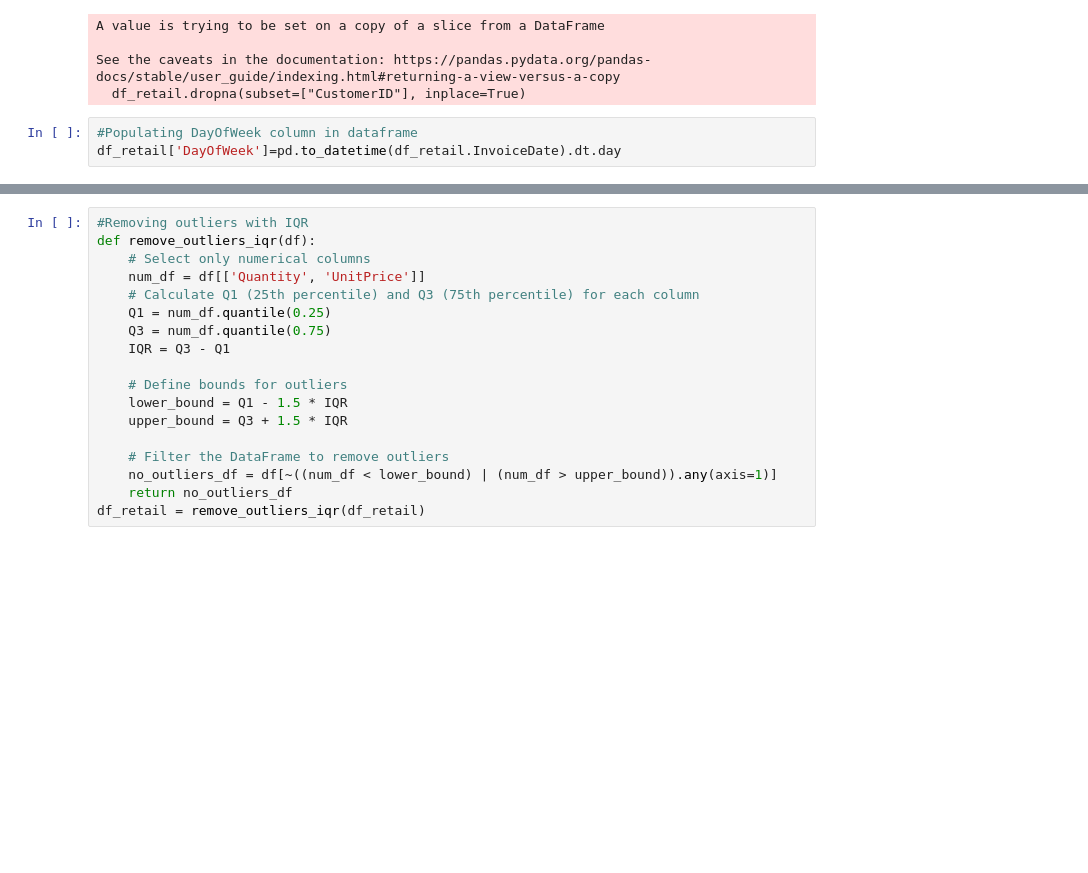
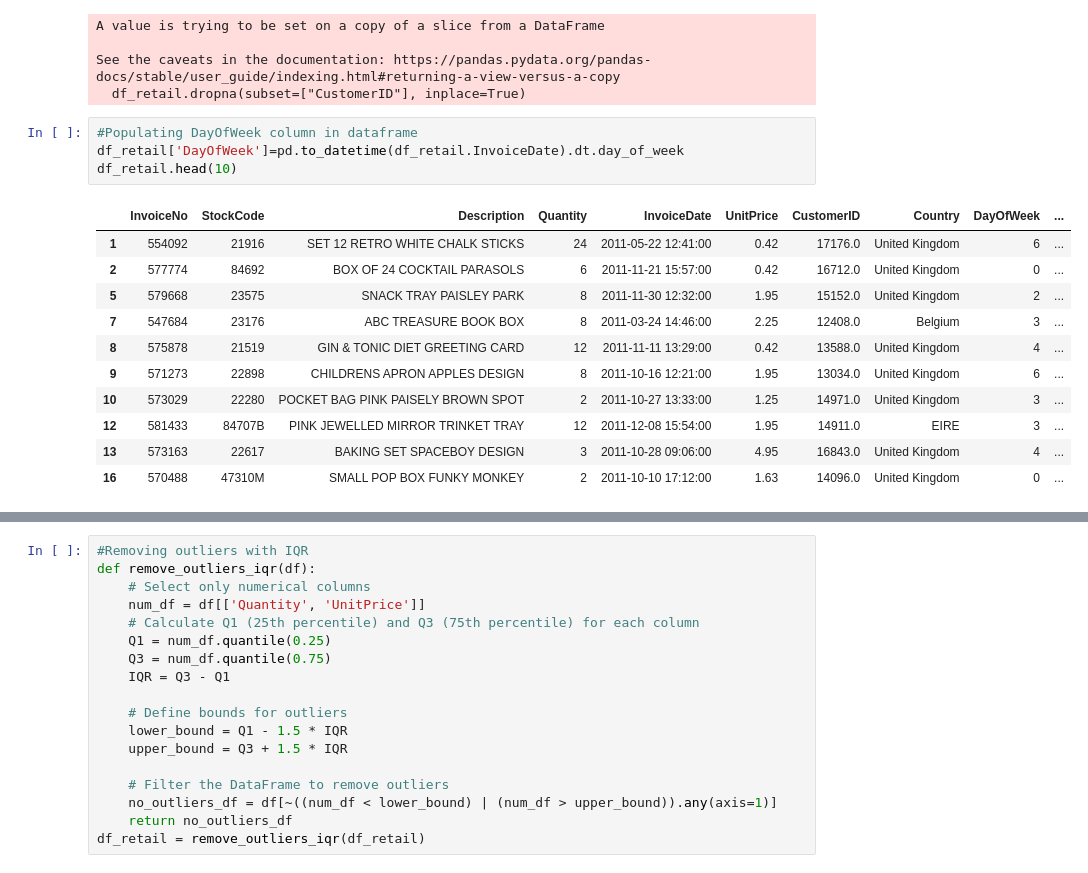
Before and after one commit to vchandraiitk/PokerCardGame, a Jupyter notebook: Vikas_M3_NB_MiniProject_5_Customer_Segmentation_Kmeans.ipynb, the cells around one changed output, grey strips where cells are left out. Saved outputs shown, nothing was run; the diff lists cells and outputs as text; blank space fills up the shorter version.

```diff
--- a/Vikas_M3_NB_MiniProject_5_Customer_Segmentation_Kmeans.ipynb
+++ b/Vikas_M3_NB_MiniProject_5_Customer_Segmentation_Kmeans.ipynb
@@ -133,7 +133,20 @@ See the caveats in the documentation: https://pandas.pydata.org/pandas-docs/stab
   df_retail.dropna(subset=["CustomerID"], inplace=True)
 # %%
 #Populating DayOfWeek column in dataframe
-df_retail['DayOfWeek']=pd.to_datetime(df_retail.InvoiceDate).dt.day
+df_retail['DayOfWeek']=pd.to_datetime(df_retail.InvoiceDate).dt.day_of_week
+df_retail.head(10)
+# %% [output]
+|  | InvoiceNo | StockCode | Description | Quantity | InvoiceDate | UnitPrice | CustomerID | Country | DayOfWeek | ... |
+| 1 | 554092 | 21916 | SET 12 RETRO WHITE CHALK STICKS | 24 | 2011-05-22 12:41:00 | 0.42 | 17176.0 | United Kingdom | 6 | ... |
+| 2 | 577774 | 84692 | BOX OF 24 COCKTAIL PARASOLS | 6 | 2011-11-21 15:57:00 | 0.42 | 16712.0 | United Kingdom | 0 | ... |
+| 5 | 579668 | 23575 | SNACK TRAY PAISLEY PARK | 8 | 2011-11-30 12:32:00 | 1.95 | 15152.0 | United Kingdom | 2 | ... |
+| 7 | 547684 | 23176 | ABC TREASURE BOOK BOX | 8 | 2011-03-24 14:46:00 | 2.25 | 12408.0 | Belgium | 3 | ... |
+| 8 | 575878 | 21519 | GIN & TONIC DIET GREETING CARD | 12 | 2011-11-11 13:29:00 | 0.42 | 13588.0 | United Kingdom | 4 | ... |
+| 9 | 571273 | 22898 | CHILDRENS APRON APPLES DESIGN | 8 | 2011-10-16 12:21:00 | 1.95 | 13034.0 | United Kingdom | 6 | ... |
+| 10 | 573029 | 22280 | POCKET BAG PINK PAISELY BROWN SPOT | 2 | 2011-10-27 13:33:00 | 1.25 | 14971.0 | United Kingdom | 3 | ... |
+| 12 | 581433 | 84707B | PINK JEWELLED MIRROR TRINKET TRAY | 12 | 2011-12-08 15:54:00 | 1.95 | 14911.0 | EIRE | 3 | ... |
+| 13 | 573163 | 22617 | BAKING SET SPACEBOY DESIGN | 3 | 2011-10-28 09:06:00 | 4.95 | 16843.0 | United Kingdom | 4 | ... |
+| 16 | 570488 | 47310M | SMALL POP BOX FUNKY MONKEY | 2 | 2011-10-10 17:12:00 | 1.63 | 14096.0 | United Kingdom | 0 | ... |
 # %%
 df_retail.head(2)
 # %% [output]
```
Also changed, not shown: parts of 1 cell of this notebook.
